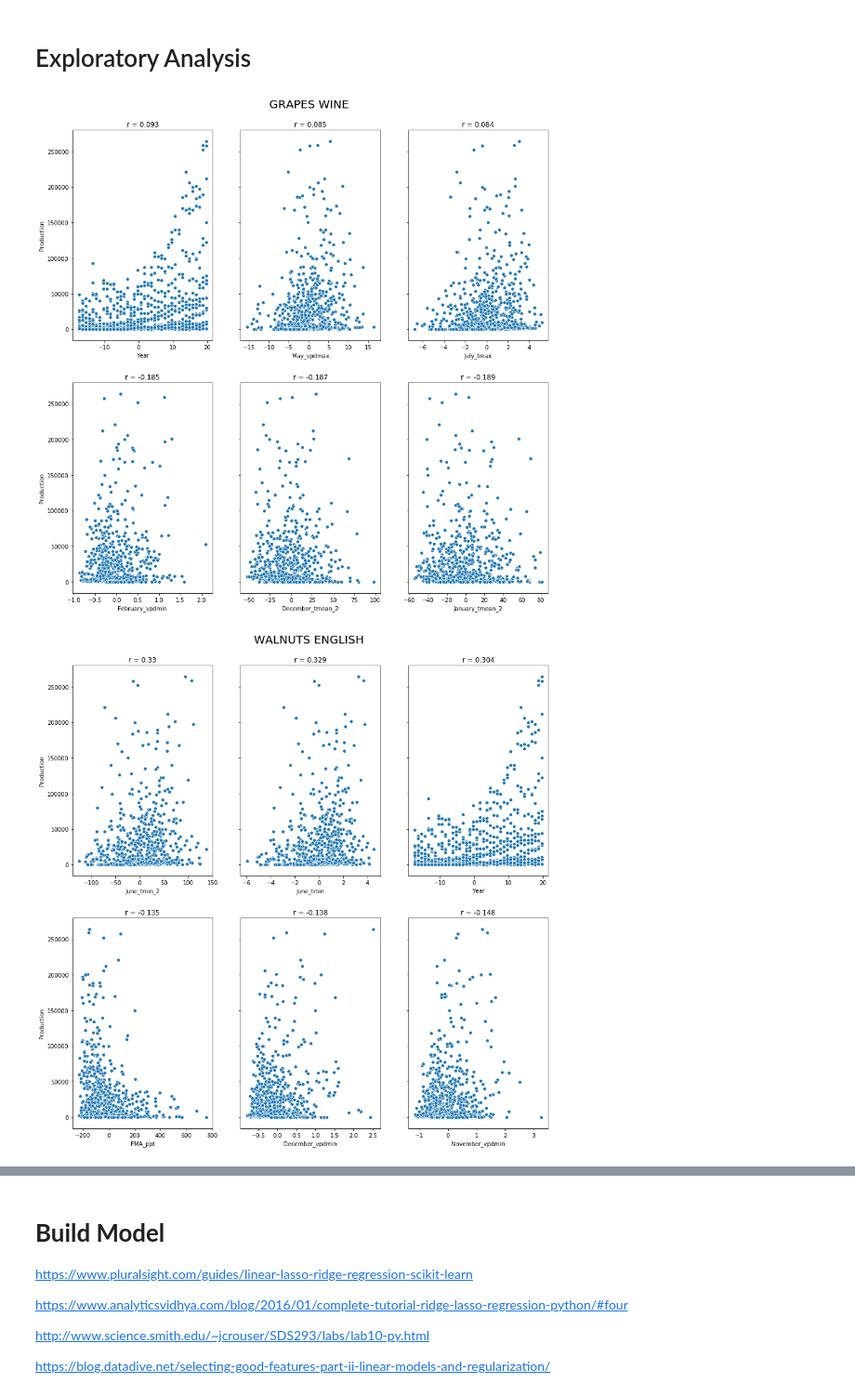
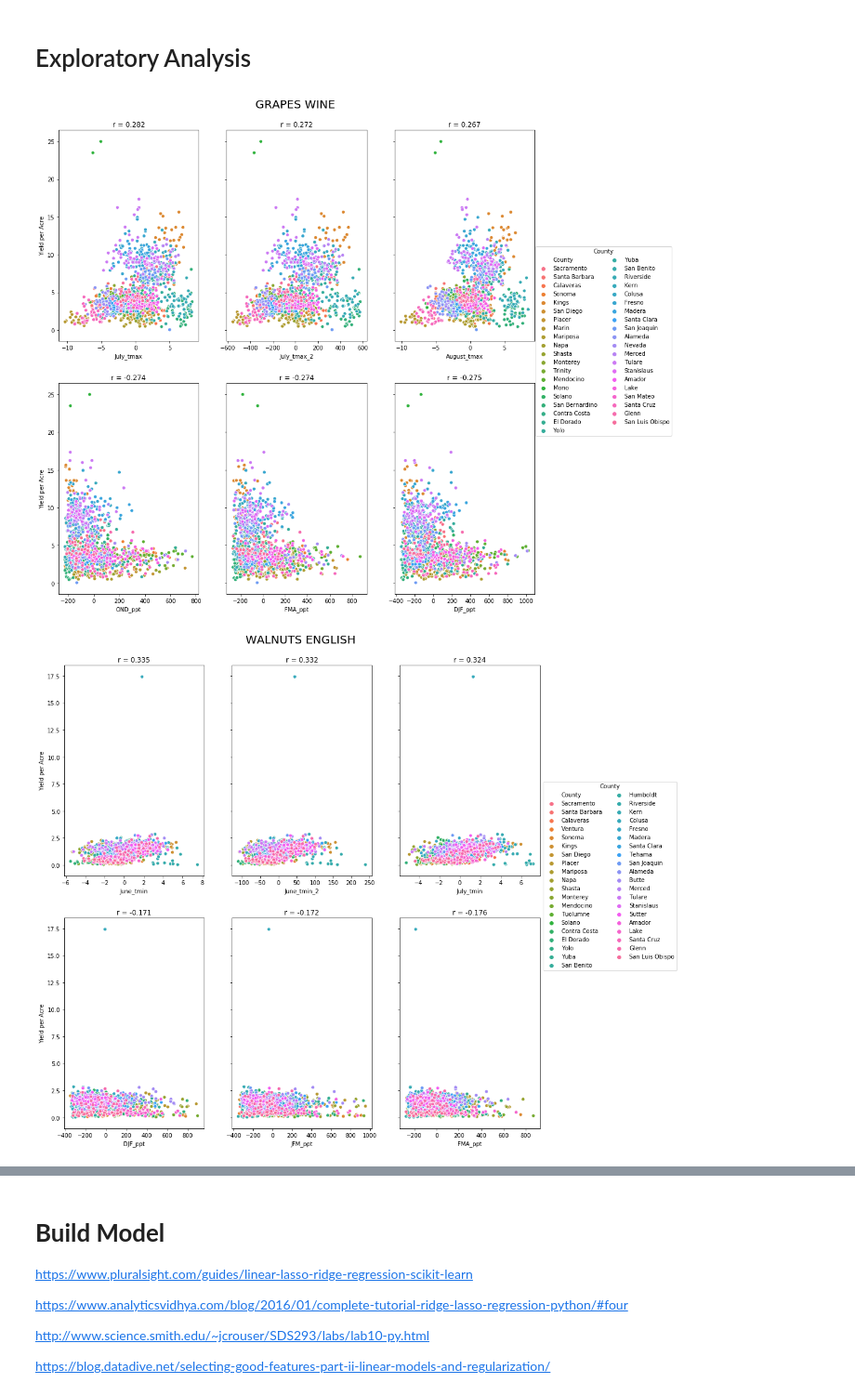
Before and after one commit to christopher-reed/CA-High-Value-Crops, a Jupyter notebook: Crop_Weather_EDA.ipynb, the cells around one changed output, grey strips where cells are left out. Shown at 93% size. Saved outputs shown, nothing was run; the diff lists cells and outputs as text; code cells hidden in the pictures.

```diff
--- a/Crop_Weather_EDA.ipynb
+++ b/Crop_Weather_EDA.ipynb
@@ -255,52 +266,56 @@ df_centered.head()
 # %% [markdown]
 # Exploratory Analysis
 # %%
-df_vars = pd.concat([df_corr.head(3), df_corr.tail(3)])
-vars = list(df_vars['Variable'].values)
+def plot_matrix(vars, crop, corr_values):
 
-def plot_matrix(vars, crop, corr_values):
+  df_crop = df_centered[df_centered['Crop Name'] == crop]
+
   fig, axes = plt.subplots(2, 3, figsize = (15,15), sharey = True)
 
-  sns.scatterplot(x = vars[0], y = 'Production', data = df_almond_model, ax =axes[0,0])
+  sns.scatterplot(x = vars[0], y = 'Yield per Acre', hue = 'County', legend = False, data = df_crop, ax =axes[0,0])
   axes[0,0].set_title('r = ' + str(round(corr_values[0],3)))
 
-  sns.scatterplot(x = vars[1], y = 'Production', data = df_almond_model, ax =axes[0,1])
+  sns.scatterplot(x = vars[1], y = 'Yield per Acre', hue = 'County', legend = False, data = df_crop, ax =axes[0,1])
   axes[0,1].set_title('r = ' + str(round(corr_values[1],3)))
 
-  sns.scatterplot(x = vars[2], y = 'Production', data = df_almond_model, ax =axes[0,2])
+  sns.scatterplot(x = vars[2], y = 'Yield per Acre', hue = 'County', legend = False, data = df_crop, ax =axes[0,2])
   axes[0,2].set_title('r = ' + str(round(corr_values[2],3)))
 
-  sns.scatterplot(x = vars[3], y = 'Production', data = df_almond_model, ax =axes[1,0])
+  sns.scatterplot(x = vars[3], y = 'Yield per Acre', hue = 'County', legend = False, data = df_crop, ax =axes[1,0])
   axes[1,0].set_title('r = ' + str(round(corr_values[3],3)))
 
-  sns.scatterplot(x = vars[4], y = 'Production', data = df_almond_model, ax =axes[1,1])
+  sns.scatterplot(x = vars[4], y = 'Yield per Acre', hue = 'County', legend = False, data = df_crop, ax =axes[1,1])
   axes[1,1].set_title('r = ' + str(round(corr_values[4],3)))
 
-  sns.scatterplot(x = vars[5], y = 'Production', data = df_almond_model, ax =axes[1,2])
+  sns.scatterplot(x = vars[5], y = 'Yield per Acre', hue = 'County', data = df_crop, ax =axes[1,2])
   axes[1,2].set_title('r = ' + str(round(corr_values[5],3)))
 
+  axes[1,2].legend(title = 'County', loc = 'center right', bbox_to_anchor = (2.0,1.2), ncol = 2)
+  # handles, labels = axes[1,2].get_legend_handles_labels()
+  # fig.legend(handles, labels, loc='upper center', ncol = 2)
+
   plt.suptitle(crop, fontsize = 20, x = 0.51, y = 0.93)
 # %%
 for crop in df_centered['Crop Name'].unique():
 
   df_crop = df_centered[df_centered['Crop Name'] == crop]
 
   df_crop = df_crop.drop(['County','Commodity Code', 'County Code', 'Harvested Acres',
-                 'Yield per Acre', 'Price per Unit', 'Total Value','Unit', 'Crop Name'], axis = 1)
+                 'Production', 'Price per Unit', 'Total Value','Unit', 'Crop Name'], axis = 1)
 
-  df_crop = df_crop[pd.notnull(df_crop['Production'])]
+  df_crop = df_crop[pd.notnull(df_crop['Yield per Acre'])]
 
-  corrs = df_crop.drop('Production', axis=1).apply(lambda x: x.corr(df_crop['Production']))
+  corrs = df_crop.drop('Yield per Acre', axis=1).apply(lambda x: x.corr(df_crop['Yield per Acre']))
 
   df_corr = corrs.sort_values(ascending = False).to_frame().reset_index().rename(columns = {'index':'Variable', 0:'Corr'})
 
   df_vars = pd.concat([df_corr.head(3), df_corr.tail(3)])
 
   vars = list(df_vars['Variable'].values)
 
   corr_values = list(df_vars['Corr'].values)
 
   plot_matrix(vars, crop, corr_values)
 # %% [output]
-[figure, old version]
+[figure, new version]
-[figure, old version]
+[figure, new version]
```
Also changed, not shown: parts of 32 cells of this notebook.
